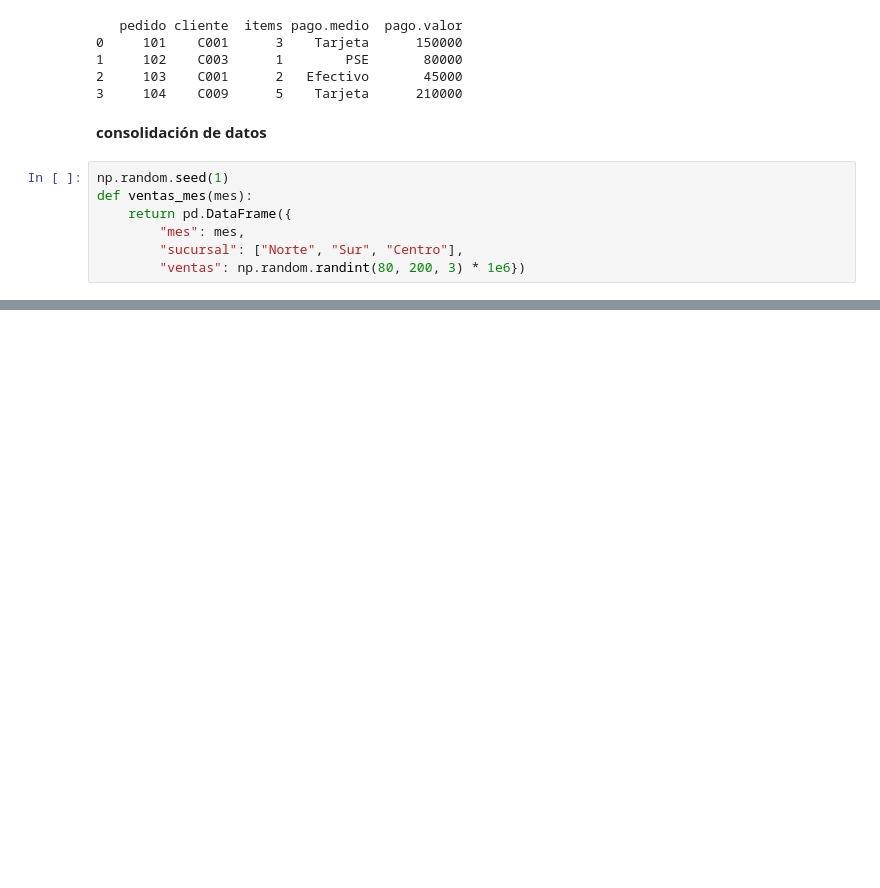
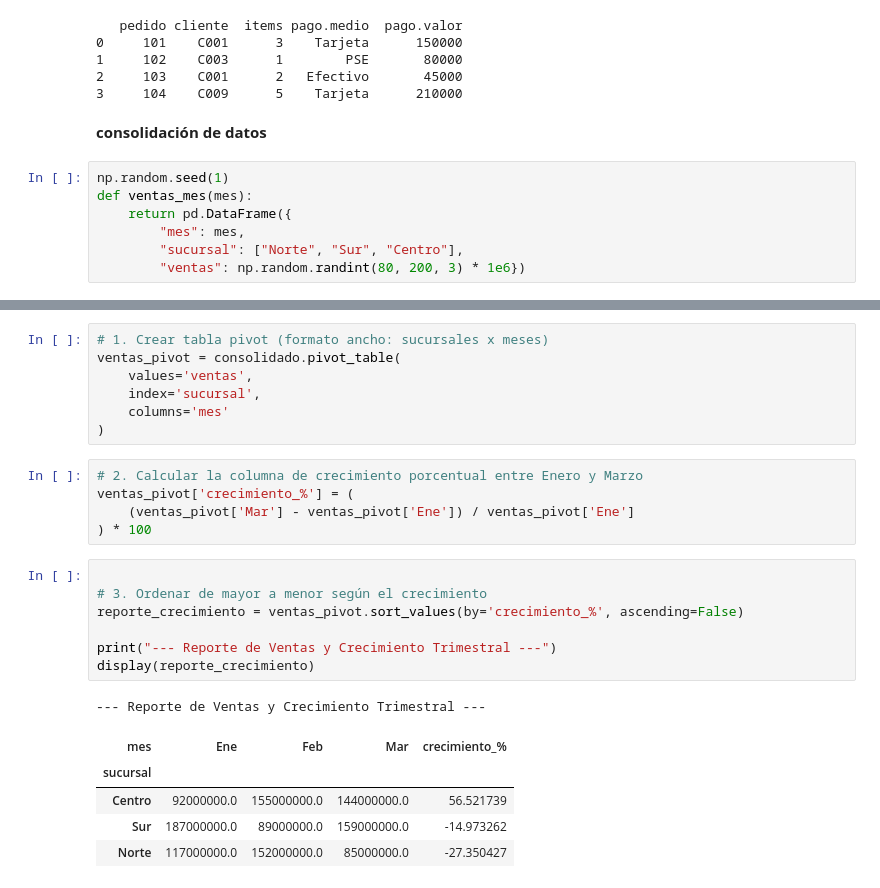
Before and after one commit to Kusanagi1984/Unicafam_Modelos_Analiticos_Indra, a Jupyter notebook: Sesion3_Integracion_de_datos.ipynb, the cells around one changed output, grey strips where cells are left out. Drawn from its saved outputs; the diff is of its cells as text; blank space fills up the shorter version.

```diff
--- a/Sesion3_Integracion_de_datos.ipynb
+++ b/Sesion3_Integracion_de_datos.ipynb
@@ -121,0 +192,26 @@ consolidado
+# %%
+# 1. Crear tabla pivot (formato ancho: sucursales x meses)
+ventas_pivot = consolidado.pivot_table(
+    values='ventas',
+    index='sucursal',
+    columns='mes'
+)
+# %%
+# 2. Calcular la columna de crecimiento porcentual entre Enero y Marzo
+ventas_pivot['crecimiento_%'] = (
+    (ventas_pivot['Mar'] - ventas_pivot['Ene']) / ventas_pivot['Ene']
+) * 100
+# %%
+
+# 3. Ordenar de mayor a menor según el crecimiento
+reporte_crecimiento = ventas_pivot.sort_values(by='crecimiento_%', ascending=False)
+
+print("--- Reporte de Ventas y Crecimiento Trimestral ---")
+display(reporte_crecimiento)
+# %% [output]
+--- Reporte de Ventas y Crecimiento Trimestral ---
+| mes | Ene | Feb | Mar | crecimiento_% |
+| sucursal |  |  |  |  |
+| Centro | 92000000.0 | 155000000.0 | 144000000.0 | 56.521739 |
+| Sur | 187000000.0 | 89000000.0 | 159000000.0 | -14.973262 |
+| Norte | 117000000.0 | 152000000.0 | 85000000.0 | -27.350427 |
```
Also changed, not shown: parts of 15 cells of this notebook.
